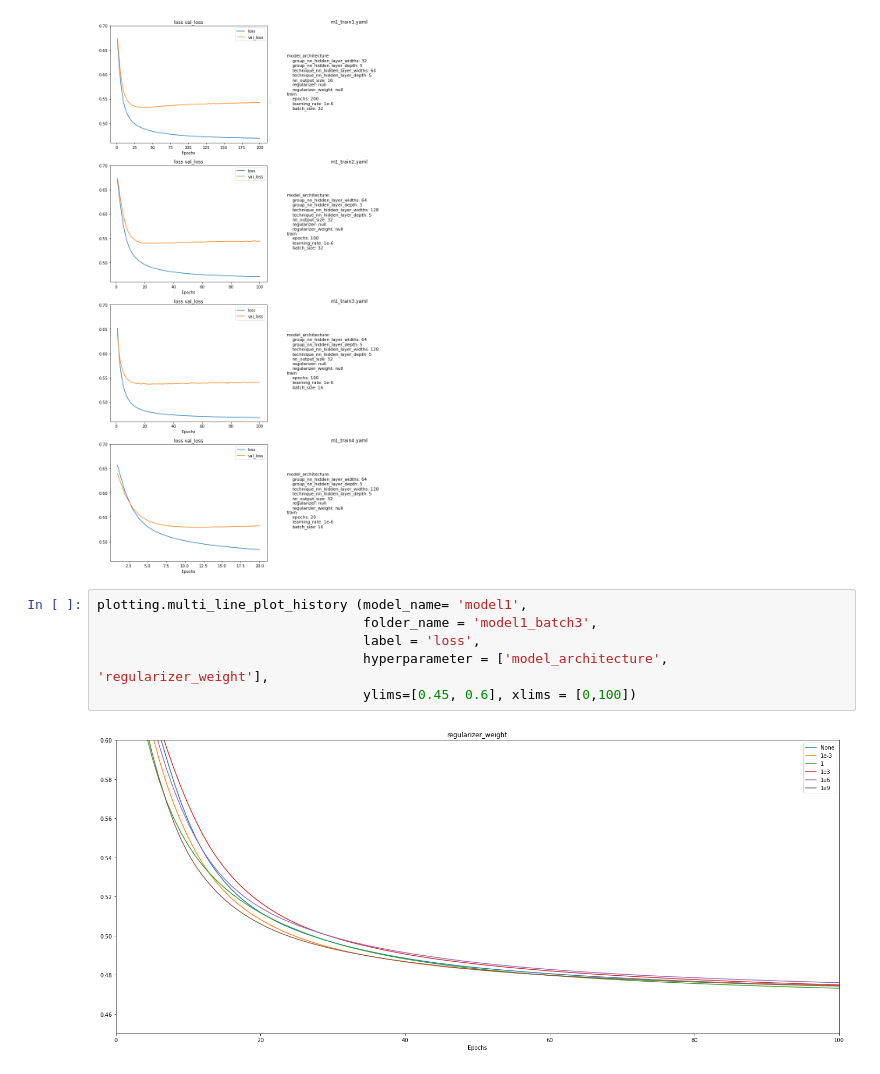
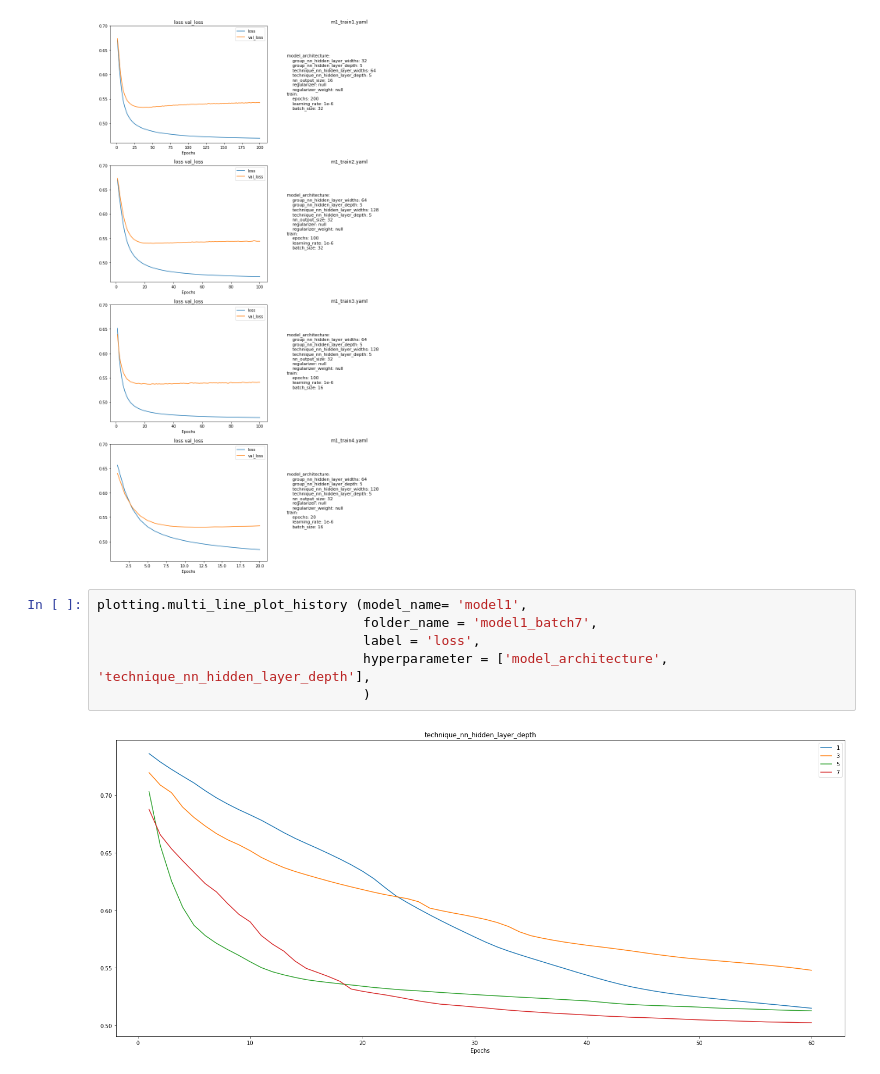
Before and after one commit to hcvu1050/hieuchivu-gt24-repo2, a Jupyter notebook: notebooks/plot_test.ipynb, the cells around one changed output. Saved outputs shown, nothing was run; the diff lists cells and outputs as text.

```diff
--- a/notebooks/plot_test.ipynb
+++ b/notebooks/plot_test.ipynb
@@ -13,9 +13,9 @@ plotting.grid_plot_history_with_config (model_name= 'model1', folder_name = 'mod
 [figure]
 # %%
 plotting.multi_line_plot_history (model_name= 'model1',
-                                  folder_name = 'model1_batch3',
+                                  folder_name = 'model1_batch7',
                                   label = 'loss',
-                                  hyperparameter = ['model_architecture', 'regularizer_weight'],
-                                  ylims=[0.45, 0.6], xlims = [0,100])
+                                  hyperparameter = ['model_architecture', 'technique_nn_hidden_layer_depth'],
+                                  )
 # %% [output]
-[figure, old version]
+[figure, new version]
```
Also changed, not shown: 1 other file.
